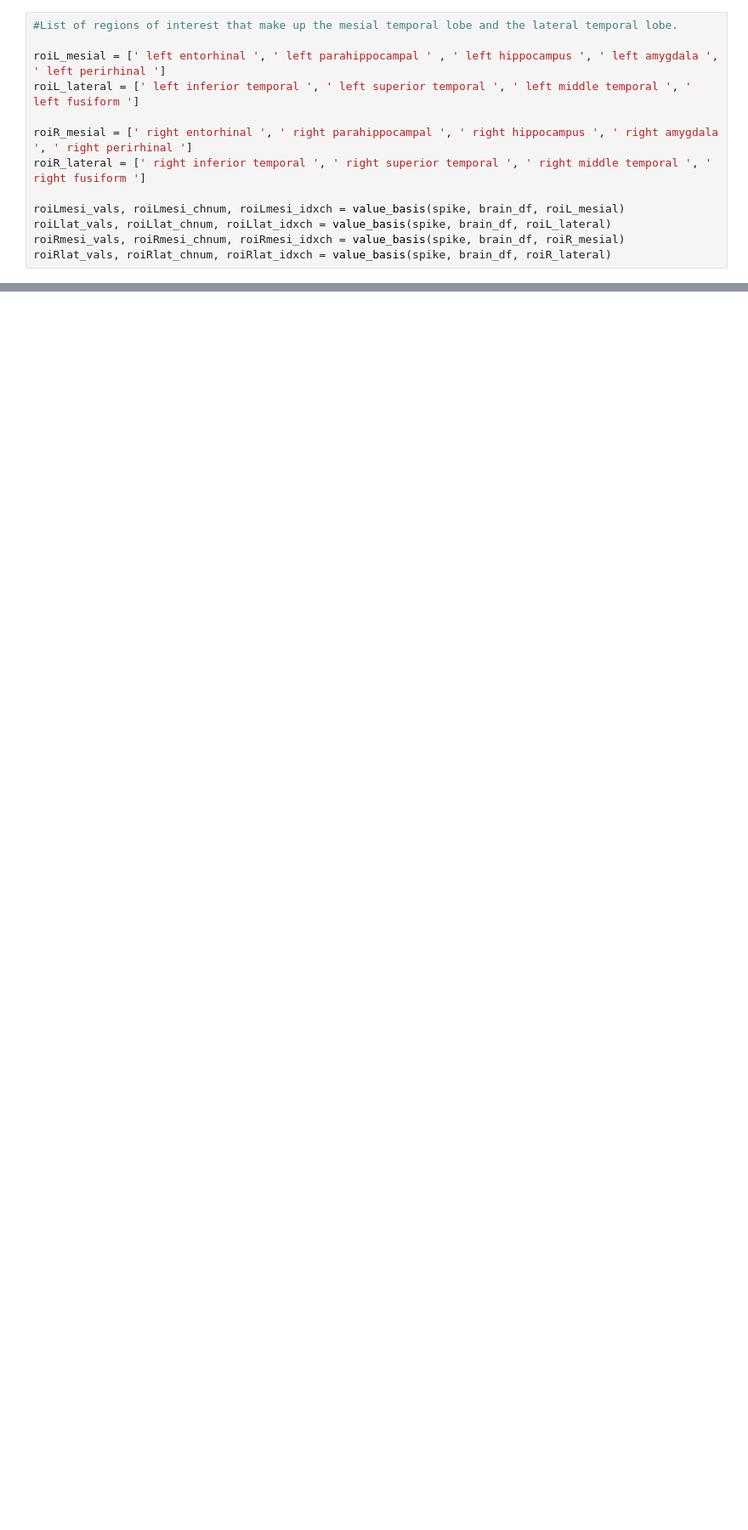
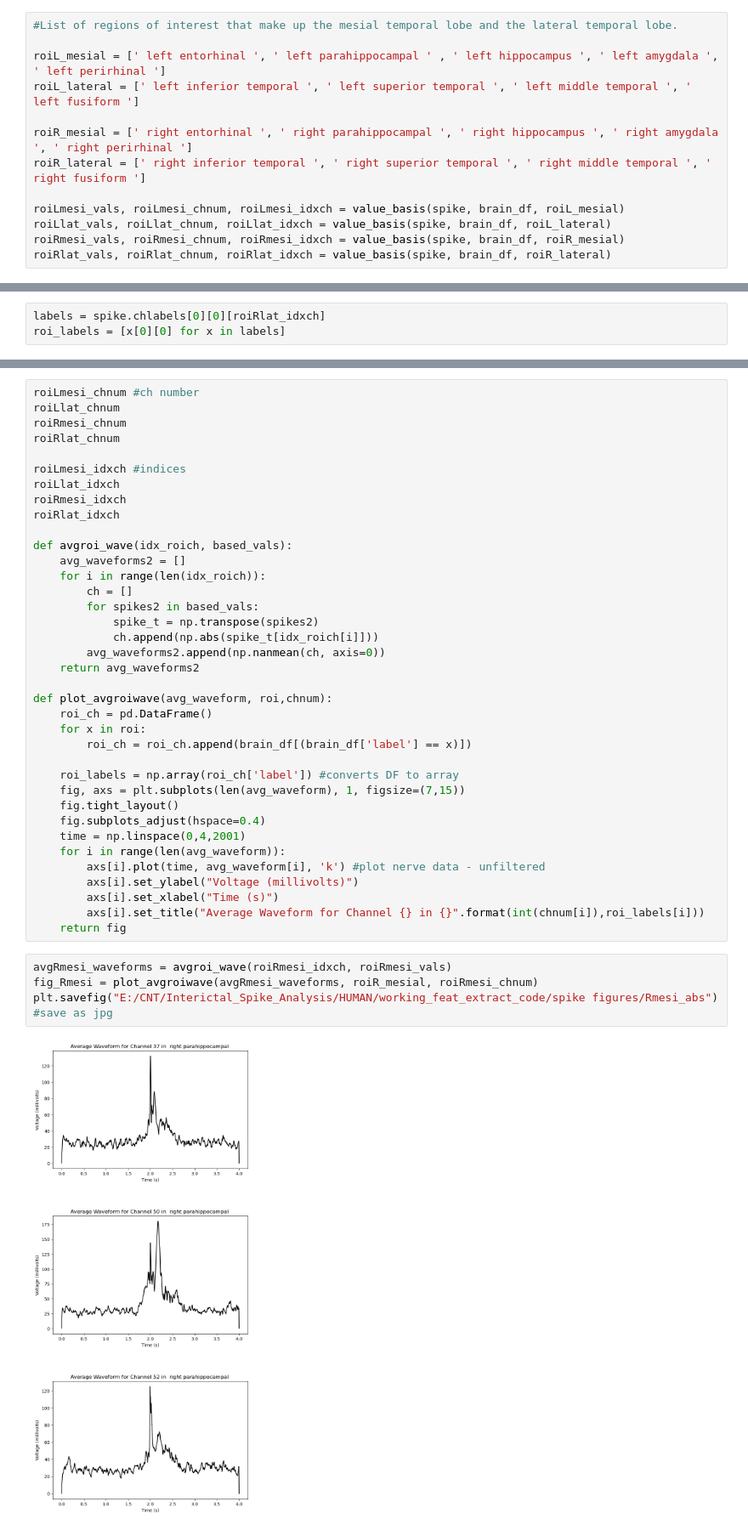
Before and after one commit to carlosaaguila/Interictal_Spike_Analysis, a Jupyter notebook: HUMAN/working_feat_extract_code/mesi lat analysis.ipynb, the cells around one changed output, grey strips where cells are left out. Shown at 85% size. Cells and saved outputs as stored; diff of their text form; blank space fills up the shorter version.

Commit message:
updated absolute averages

```diff
--- a/HUMAN/working_feat_extract_code/mesi lat analysis.ipynb
+++ b/HUMAN/working_feat_extract_code/mesi lat analysis.ipynb
@@ -48,0 +79,3 @@ spike.chlabels[0][0][roiRlat_idxch]
+# %%
+labels = spike.chlabels[0][0][roiRlat_idxch]
+roi_labels = [x[0][0] for x in labels]
@@ -48,0 +94,43 @@ spike.chlabels[0][0][roiRlat_idxch]
+# %%
+roiLmesi_chnum #ch number
+roiLlat_chnum
+roiRmesi_chnum
+roiRlat_chnum
+
+roiLmesi_idxch #indices
+roiLlat_idxch
+roiRmesi_idxch
+roiRlat_idxch
+
+def avgroi_wave(idx_roich, based_vals):
+    avg_waveforms2 = []
+    for i in range(len(idx_roich)):
+        ch = []
+        for spikes2 in based_vals:
+            spike_t = np.transpose(spikes2)
+            ch.append(np.abs(spike_t[idx_roich[i]]))
+        avg_waveforms2.append(np.nanmean(ch, axis=0))
+    return avg_waveforms2
+
+def plot_avgroiwave(avg_waveform, roi,chnum):
+    roi_ch = pd.DataFrame()
+    for x in roi:
+        roi_ch = roi_ch.append(brain_df[(brain_df['label'] == x)])
+
+    roi_labels = np.array(roi_ch['label']) #converts DF to array
+    fig, axs = plt.subplots(len(avg_waveform), 1, figsize=(7,15))
+    fig.tight_layout()
+    fig.subplots_adjust(hspace=0.4)
+    time = np.linspace(0,4,2001)
+    for i in range(len(avg_waveform)):
+        axs[i].plot(time, avg_waveform[i], 'k') #plot nerve data - unfiltered
+        axs[i].set_ylabel("Voltage (millivolts)")
+        axs[i].set_xlabel("Time (s)")
+        axs[i].set_title("Average Waveform for Channel {} in {}".format(int(chnum[i]),roi_labels[i]))
+    return fig
+# %%
+avgRmesi_waveforms = avgroi_wave(roiRmesi_idxch, roiRmesi_vals)
+fig_Rmesi = plot_avgroiwave(avgRmesi_waveforms, roiR_mesial, roiRmesi_chnum)
+plt.savefig("E:/CNT/Interictal_Spike_Analysis/HUMAN/working_feat_extract_code/spike figures/Rmesi_abs") #save as jpg
+# %% [output]
+[figure, added]
```
Also changed, not shown: parts of 8 cells of this notebook, 5 other files.
